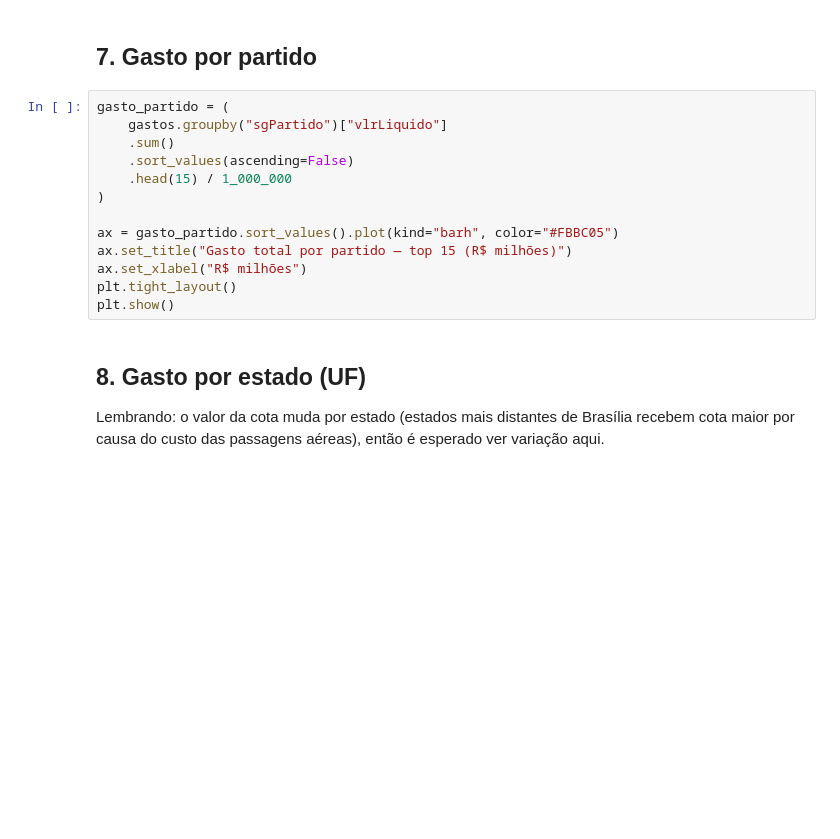
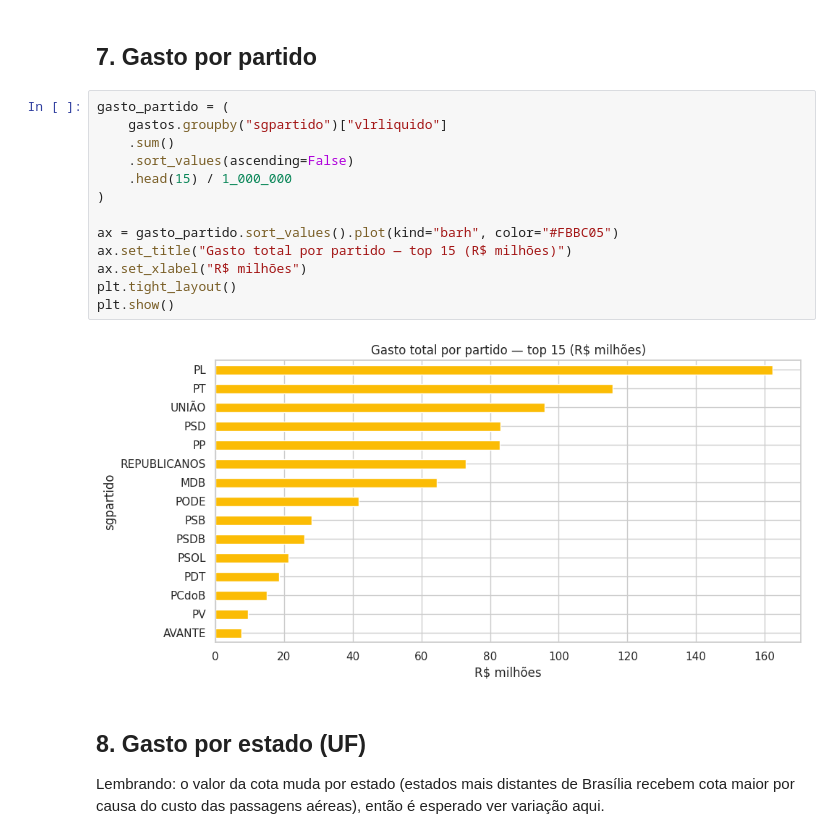
Before and after one commit to jomagdala/analise-gastos-camara-deputados, a Jupyter notebook: eda_gastos_camara_deputados.ipynb, the cells around one changed output. Cells and saved outputs as stored; diff of their text form; blank space fills up the shorter version.

```diff
--- a/eda_gastos_camara_deputados.ipynb
+++ b/eda_gastos_camara_deputados.ipynb
@@ -145,17 +168,19 @@ plt.show()
 ## 7. Gasto por partido
 # %%
 gasto_partido = (
-    gastos.groupby("sgPartido")["vlrLiquido"]
+    gastos.groupby("sgpartido")["vlrliquido"]
     .sum()
     .sort_values(ascending=False)
     .head(15) / 1_000_000
 )
 
 ax = gasto_partido.sort_values().plot(kind="barh", color="#FBBC05")
 ax.set_title("Gasto total por partido — top 15 (R$ milhões)")
 ax.set_xlabel("R$ milhões")
 plt.tight_layout()
 plt.show()
+# %% [output]
+[figure, added]
 # %% [markdown]
 ## 8. Gasto por estado (UF)
 
```
Also changed, not shown: parts of 10 cells of this notebook.
